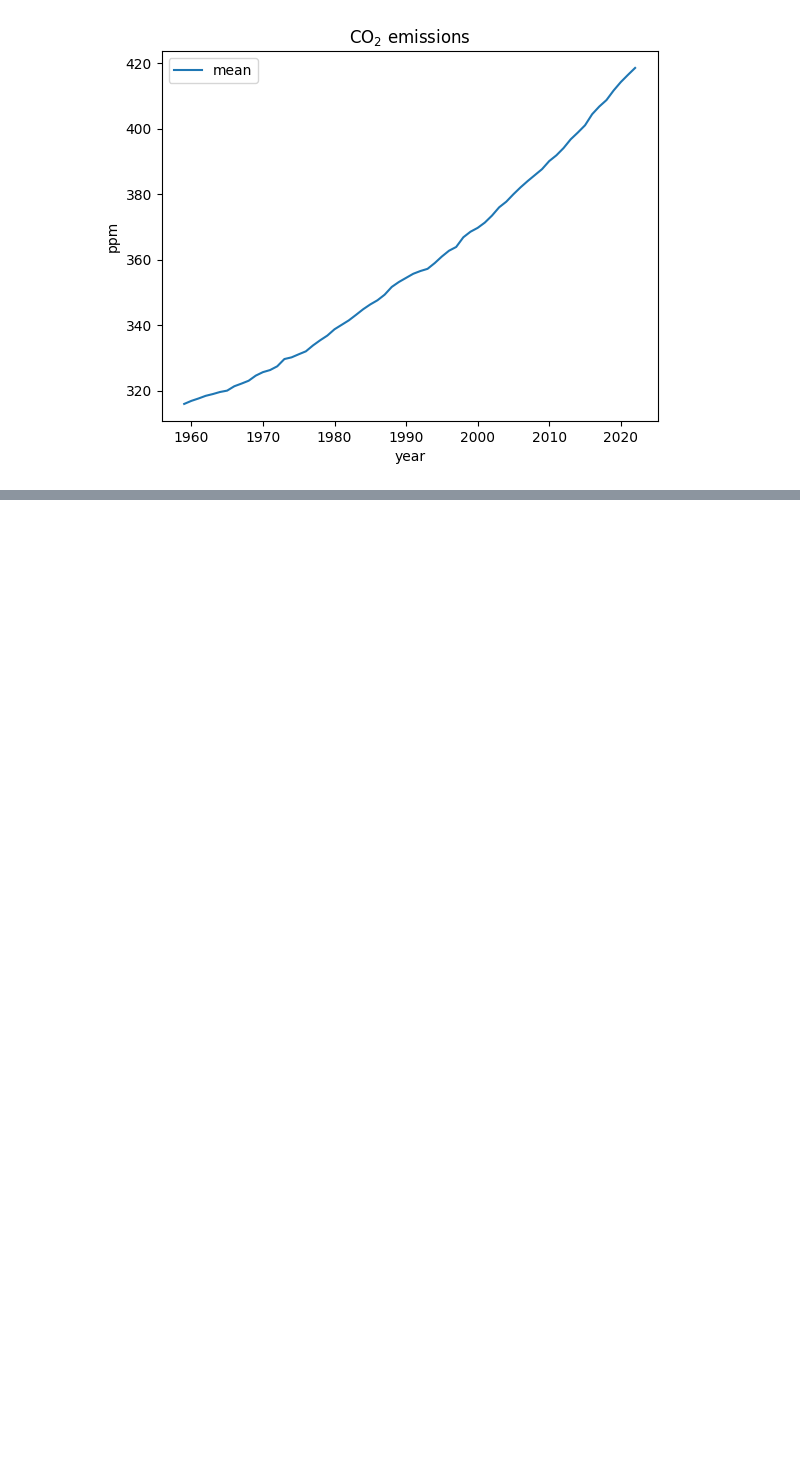
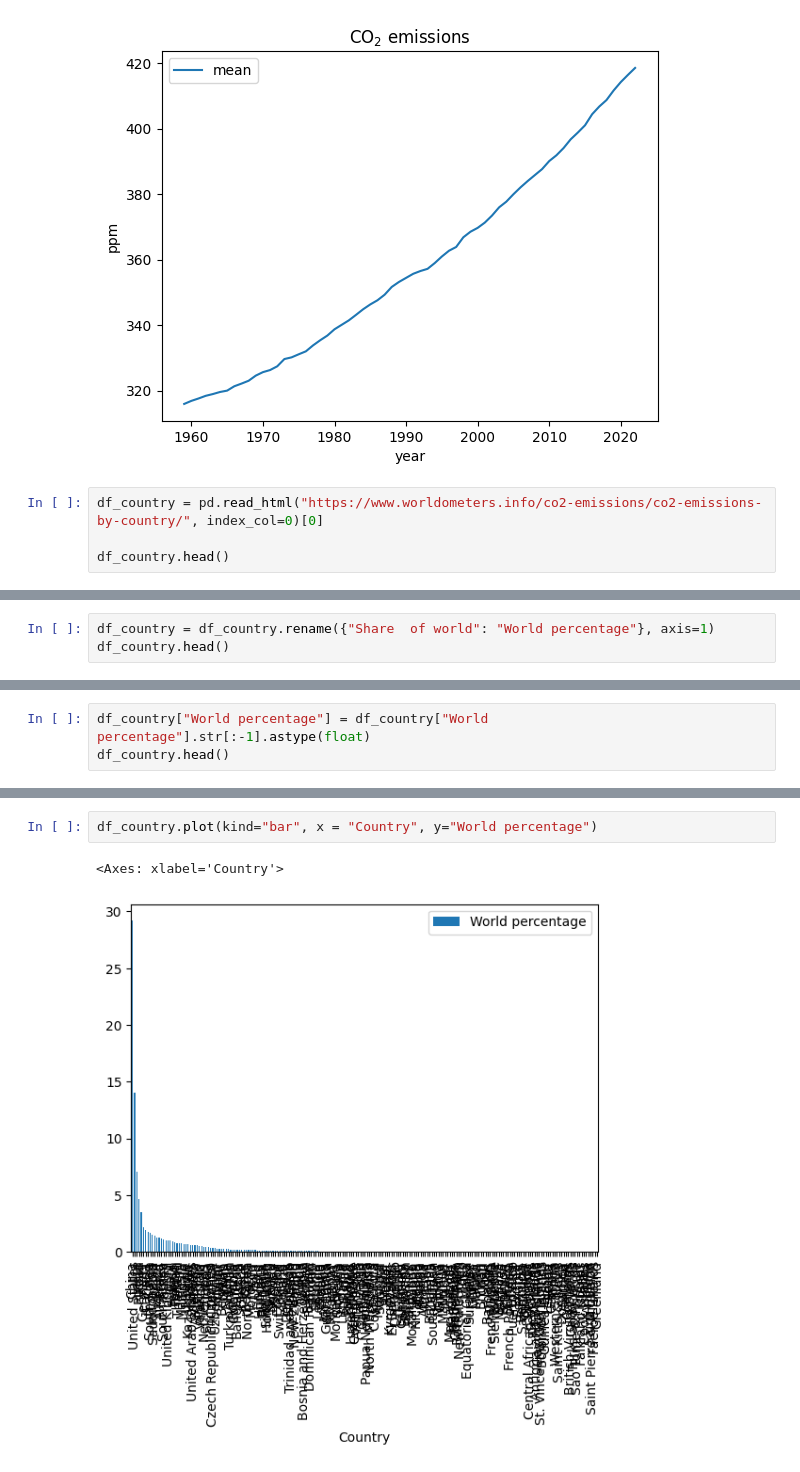
Before and after one commit to AIgineerAB/data_processing_HA24, a Jupyter notebook: code_alongs/Lec10_data_storytelling.ipynb, the cells around one changed output, grey strips where cells are left out. Saved outputs shown, nothing was run; the diff lists cells and outputs as text; blank space fills up the shorter version.

```diff
--- a/code_alongs/Lec10_data_storytelling.ipynb
+++ b/code_alongs/Lec10_data_storytelling.ipynb
@@ -29,3 +29,7 @@ memory usage: 1.6 KB
 df_annual.plot(x = "year", y="mean", ylabel="ppm", title="CO$_2$ emissions");
 # %% [output]
 [figure]
+# %%
+df_country = pd.read_html("https://www.worldometers.info/co2-emissions/co2-emissions-by-country/", index_col=0)[0]
+
+df_country.head()
@@ -31,0 +60,3 @@ df_annual.plot(x = "year", y="mean", ylabel="ppm", title="CO$_2$ emissions");
+# %%
+df_country = df_country.rename({"Share  of world": "World percentage"}, axis=1)
+df_country.head()
@@ -31,0 +71,3 @@ df_annual.plot(x = "year", y="mean", ylabel="ppm", title="CO$_2$ emissions");
+# %%
+df_country["World percentage"] = df_country["World percentage"].str[:-1].astype(float)
+df_country.head()
@@ -31,0 +82,5 @@ df_annual.plot(x = "year", y="mean", ylabel="ppm", title="CO$_2$ emissions");
+# %%
+df_country.plot(kind="bar", x = "Country", y="World percentage")
+# %% [output]
+<Axes: xlabel='Country'>
+[figure, added]
```
Also changed, not shown: parts of 4 cells of this notebook.
